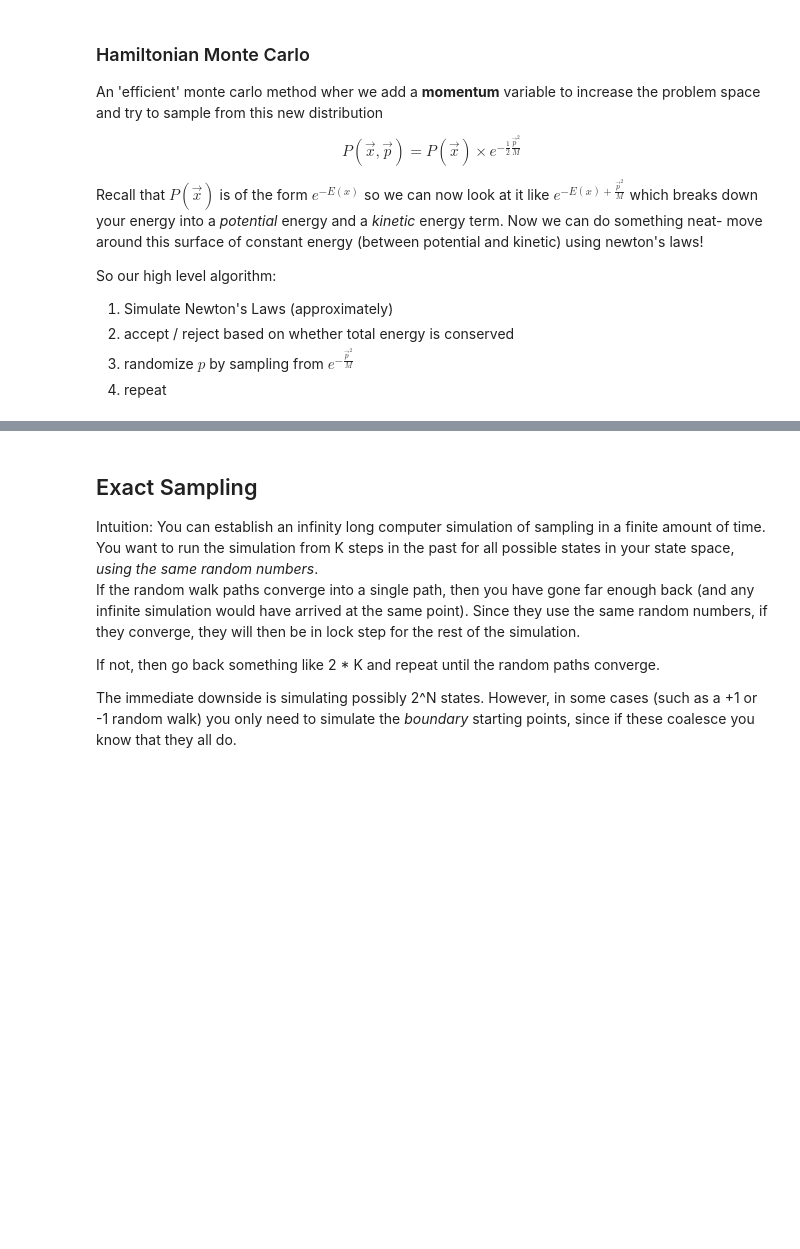
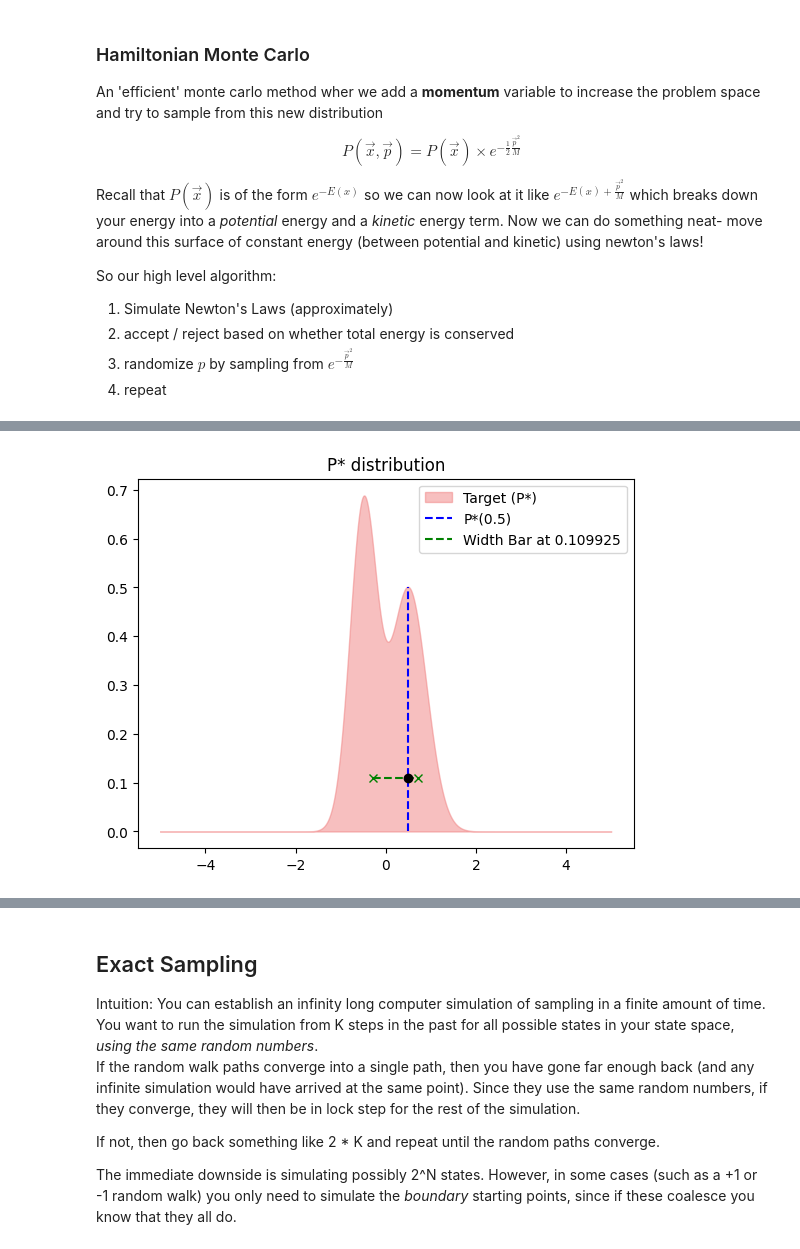
Before and after one commit to ncorriveau/math_helpers, a Jupyter notebook: monte_carlo.ipynb, the cells around one changed output, grey strips where cells are left out. Drawn from its saved outputs; the diff is of its cells as text; code cells hidden in the pictures; blank space fills up the shorter version.

Commit message:
add slice sample illustration

```diff
--- a/monte_carlo.ipynb
+++ b/monte_carlo.ipynb
@@ -443,4 +425,0 @@ Details to be added
-# %%
-x = np.array([1, 2, 3])
-y = np.array([4])
-get_new_sample(x, y)
@@ -448,0 +442,36 @@ get_new_sample(x, y)
+# %%
+def evaluate_target(x):
+    mean1, std1 = -0.5, 0.3
+    mean2, std2 = 0.5, 0.4
+    gaussian1 = stats.norm.pdf(x, mean1, std1)
+    gaussian2 = stats.norm.pdf(x, mean2, std2)
+    P = 0.5 * gaussian1 + 0.5 * gaussian2
+    return P
+
+# Calculate P*(x_t) and sample uniformly from [0, P*(x_t)]
+x = np.linspace(-5, 5, 1000)
+# target dist
+P = evaluate_target(x)
+assert len(x) == len(P)
+plt.fill_between(x, P, color='lightcoral', alpha=0.5, label='Target (P*)')
+x_t = 0.5
+P_t = evaluate_target(x_t)
+u = np.random.uniform(0, P_t)
+w = 1  # width parameter of our process
+
+# randomize offset for the bar
+offset = np.random.uniform(-w/2, w/2)
+x_offset = x_t + offset
+
+plt.vlines(x=x_t, ymin=0, ymax=P_t, color='blue', linestyles='dashed', label=f'P*({x_t})')
+plt.hlines(y=u, xmin=x_offset-w/2, xmax=x_offset + w/2, color='green', linestyles='dashed', label=f'Width Bar at {u:2f}')
+
+plt.plot(x_t, u, 'ko')
+plt.plot(x_offset + w/2, u, 'x', color='green')
+plt.plot(x_offset - w/2, u, 'x', color = 'green')
+
+plt.title(f"P* distribution")
+plt.legend()
+plt.show()
+# %% [output]
+[figure, added]
```
Also changed, not shown: parts of 8 cells of this notebook.
